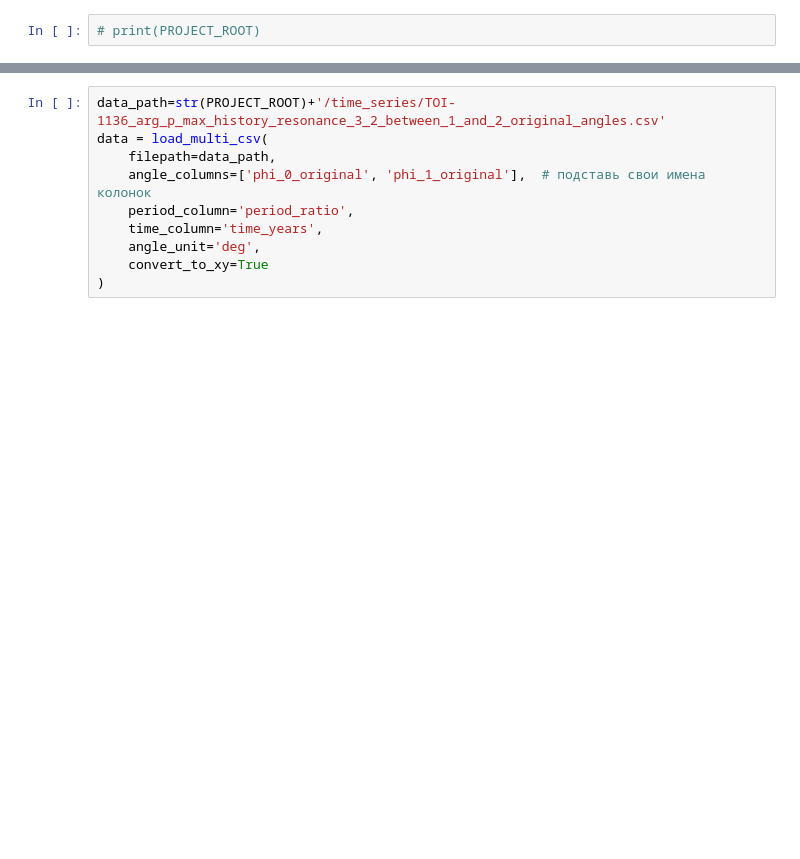
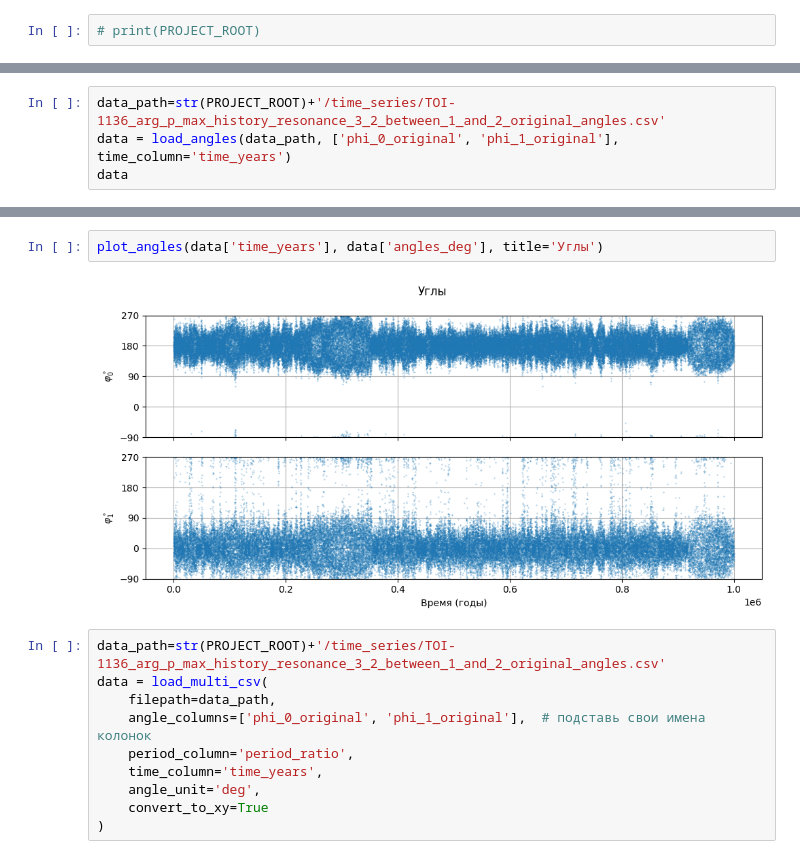
Before and after one commit to AbobusMen/Resonance-sorter, a Jupyter notebook: notebook/test_modules_res.ipynb, the cells around one changed output, grey strips where cells are left out. Cells and saved outputs as stored; diff of their text form; blank space fills up the shorter version.

```diff
--- a/notebook/test_modules_res.ipynb
+++ b/notebook/test_modules_res.ipynb
@@ -14 +14,5 @@ from src.visual import plot_raw_multiplet, plot_multiplet_predictions
 from src.criteria import process_multiplet
+# %%
+data_path=str(PROJECT_ROOT)+'/time_series/TOI-1136_arg_p_max_history_resonance_3_2_between_1_and_2_original_angles.csv'
+data = load_angles(data_path, ['phi_0_original', 'phi_1_original'], time_column='time_years')
+data
@@ -15,3 +27,7 @@ from src.criteria import process_multiplet
+# %%
+plot_angles(data['time_years'], data['angles_deg'], title='Углы')
+# %% [output]
+[figure, added]
 # %%
 data_path=str(PROJECT_ROOT)+'/time_series/TOI-1136_arg_p_max_history_resonance_3_2_between_1_and_2_original_angles.csv'
 data = load_multi_csv(
```
Also changed, not shown: parts of 4 cells of this notebook, 7 other files.
